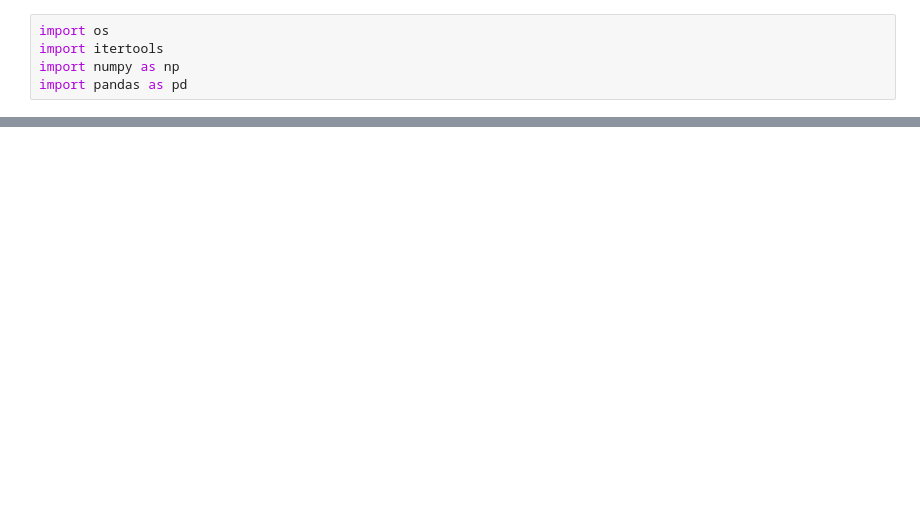
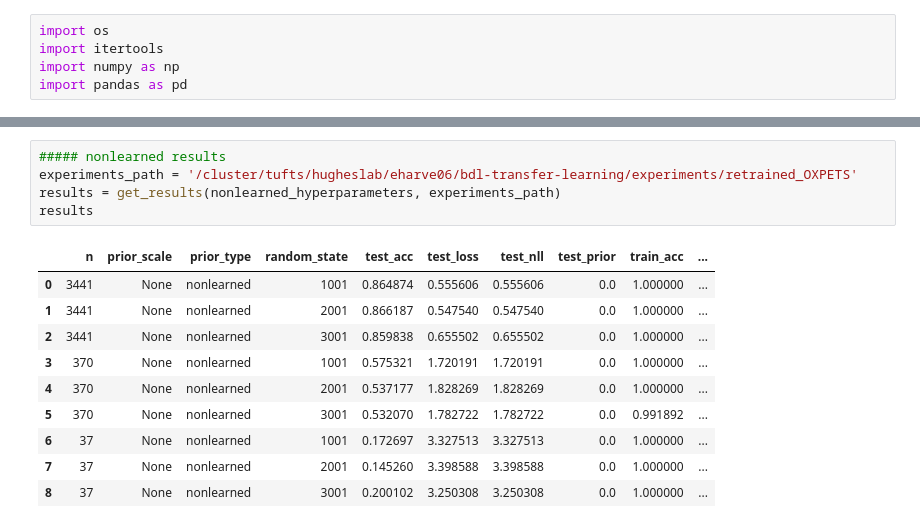
Before and after one commit to tufts-ml/bdl-transfer-learning, a Jupyter notebook: notebooks/OXPETS.ipynb, the cells around one changed output, grey strips where cells are left out. Drawn from its saved outputs; the diff is of its cells as text; blank space fills up the shorter version.

```diff
--- a/notebooks/OXPETS.ipynb
+++ b/notebooks/OXPETS.ipynb
@@ -140,0 +202,16 @@ nonlearned_hyperparameters
+# %%
+##### nonlearned results
+experiments_path = '/cluster/tufts/hugheslab/eharve06/bdl-transfer-learning/experiments/retrained_OXPETS'
+results = get_results(nonlearned_hyperparameters, experiments_path)
+results
+# %% [output]
+|  | n | prior_scale | prior_type | random_state | test_acc | test_loss | test_nll | test_prior | train_acc | ... |
+| 0 | 3441 | None | nonlearned | 1001 | 0.864874 | 0.555606 | 0.555606 | 0.0 | 1.000000 | ... |
+| 1 | 3441 | None | nonlearned | 2001 | 0.866187 | 0.547540 | 0.547540 | 0.0 | 1.000000 | ... |
+| 2 | 3441 | None | nonlearned | 3001 | 0.859838 | 0.655502 | 0.655502 | 0.0 | 1.000000 | ... |
+| 3 | 370 | None | nonlearned | 1001 | 0.575321 | 1.720191 | 1.720191 | 0.0 | 1.000000 | ... |
+| 4 | 370 | None | nonlearned | 2001 | 0.537177 | 1.828269 | 1.828269 | 0.0 | 1.000000 | ... |
+| 5 | 370 | None | nonlearned | 3001 | 0.532070 | 1.782722 | 1.782722 | 0.0 | 0.991892 | ... |
+| 6 | 37 | None | nonlearned | 1001 | 0.172697 | 3.327513 | 3.327513 | 0.0 | 1.000000 | ... |
+| 7 | 37 | None | nonlearned | 2001 | 0.145260 | 3.398588 | 3.398588 | 0.0 | 1.000000 | ... |
+| 8 | 37 | None | nonlearned | 3001 | 0.200102 | 3.250308 | 3.250308 | 0.0 | 1.000000 | ... |
```
Also changed, not shown: parts of 33 cells of this notebook.
